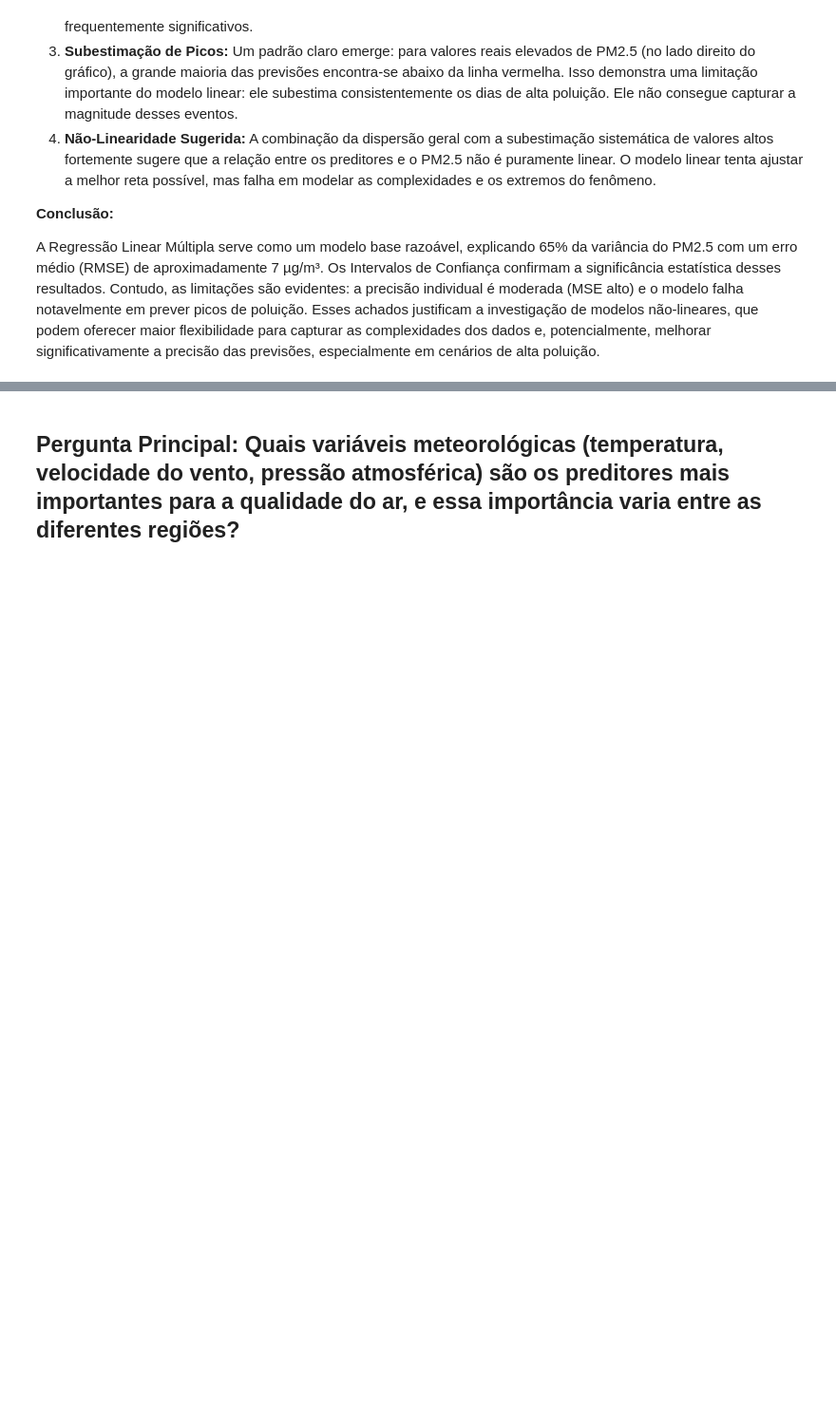
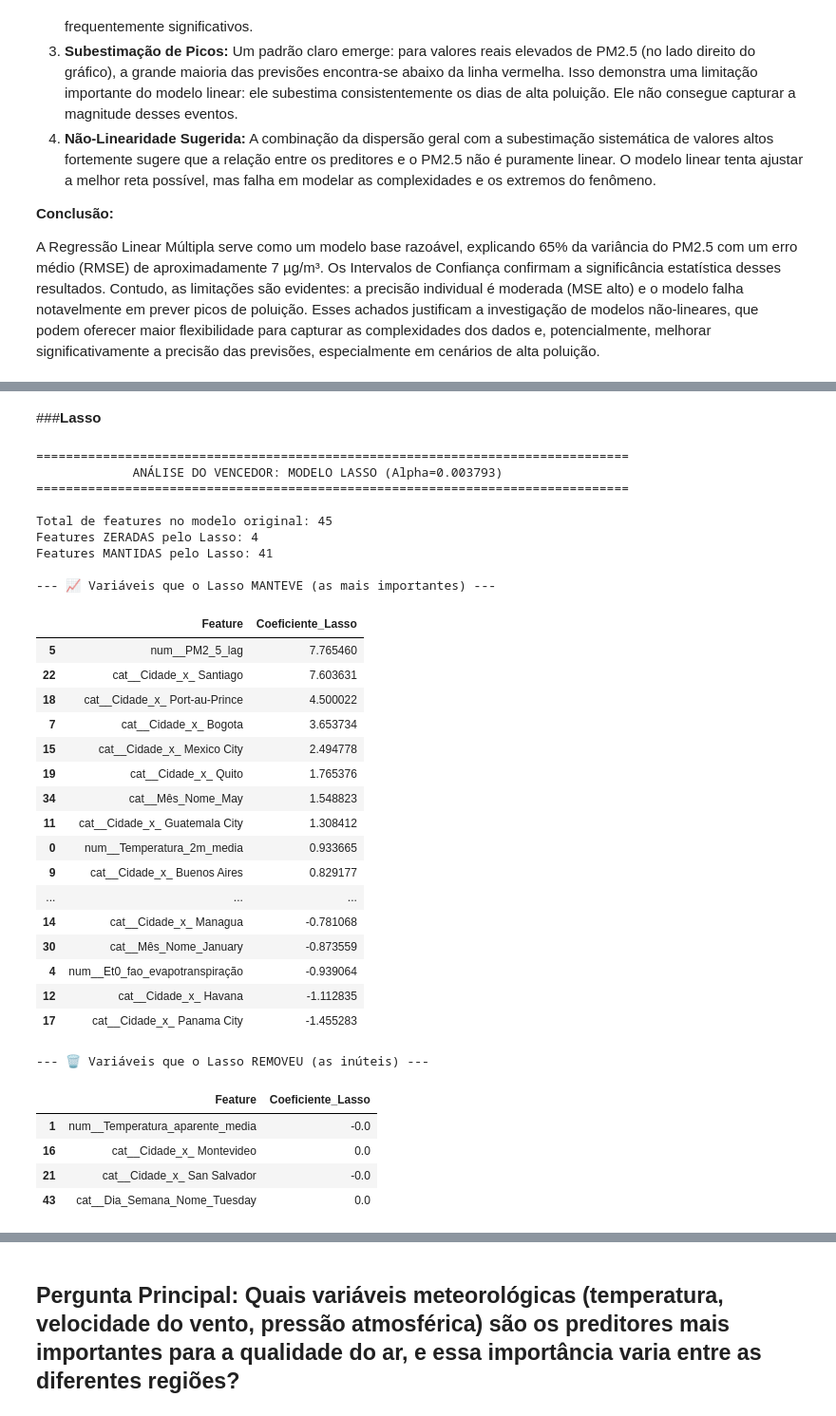
Before and after one commit to carolinabarcellos/AnaliseQualidadeAr, a Jupyter notebook: notebooks/Correlacao_e_Regressao.ipynb, the cells around one changed output, grey strips where cells are left out. Shown at 95% size. Drawn from its saved outputs; the diff is of its cells as text; code cells hidden in the pictures; blank space fills up the shorter version.

```diff
--- a/notebooks/Correlacao_e_Regressao.ipynb
+++ b/notebooks/Correlacao_e_Regressao.ipynb
@@ -549,0 +782,73 @@ A Regressão Linear Múltipla serve como um modelo base razoável, explicando 65
+# %% [markdown]
+###**Lasso**
+# %%
+# @title
+# Análise dos Coeficientes do Modelo Vencedor (Lasso)
+
+# 1. Pegar o modelo Lasso final (que o GridSearchCV já treinou)
+modelo_lasso_final = grid_search_lasso.best_estimator_
+
+# 2. Pegar os nomes das features que o preprocessor criou
+nomes_features = modelo_lasso_final.named_steps['preprocessor'].get_feature_names_out()
+
+# 3. Pegar os coeficientes (os 'betas') que o Lasso calculou
+coeficientes = modelo_lasso_final.named_steps['model'].coef_
+
+# 4. Juntar tudo em um DataFrame do Pandas para analisar
+df_coeficientes = pd.DataFrame({
+    'Feature': nomes_features,
+    'Coeficiente_Lasso': coeficientes
+})
+
+# 5. Separar as variáveis que o Lasso MANTEVE das que ele ZEROU
+coeficientes_zerados = df_coeficientes[df_coeficientes['Coeficiente_Lasso'] == 0]
+coeficientes_mantidos = df_coeficientes[df_coeficientes['Coeficiente_Lasso'] != 0].sort_values(by='Coeficiente_Lasso', ascending=False)
+
+# --- 6. Imprimir os Resultados ---
+
+print("\n" + "="*80)
+print(f"             ANÁLISE DO VENCEDOR: MODELO LASSO (Alpha={grid_search_lasso.best_params_['model__alpha']:.6f})")
+print("="*80)
+
+print(f"\nTotal de features no modelo original: {len(df_coeficientes)}")
+print(f"Features ZERADAS pelo Lasso: {len(coeficientes_zerados)}")
+print(f"Features MANTIDAS pelo Lasso: {len(coeficientes_mantidos)}")
+
+print("\n--- 📈 Variáveis que o Lasso MANTEVE (as mais importantes) ---")
+display(coeficientes_mantidos)
+
+print("\n--- 🗑️ Variáveis que o Lasso REMOVEU (as inúteis) ---")
+display(coeficientes_zerados)
+# %% [output]
+================================================================================
+             ANÁLISE DO VENCEDOR: MODELO LASSO (Alpha=0.003793)
+================================================================================
+
+Total de features no modelo original: 45
+Features ZERADAS pelo Lasso: 4
+Features MANTIDAS pelo Lasso: 41
+
+--- 📈 Variáveis que o Lasso MANTEVE (as mais importantes) ---
+|  | Feature | Coeficiente_Lasso |
+| 5 | num__PM2_5_lag | 7.765460 |
+| 22 | cat__Cidade_x_ Santiago | 7.603631 |
+| 18 | cat__Cidade_x_ Port-au-Prince | 4.500022 |
+| 7 | cat__Cidade_x_ Bogota | 3.653734 |
+| 15 | cat__Cidade_x_ Mexico City | 2.494778 |
+| 19 | cat__Cidade_x_ Quito | 1.765376 |
+| 34 | cat__Mês_Nome_May | 1.548823 |
+| 11 | cat__Cidade_x_ Guatemala City | 1.308412 |
+| 0 | num__Temperatura_2m_media | 0.933665 |
+| 9 | cat__Cidade_x_ Buenos Aires | 0.829177 |
+| ... | ... | ... |
+| 14 | cat__Cidade_x_ Managua | -0.781068 |
+| 30 | cat__Mês_Nome_January | -0.873559 |
+| 4 | num__Et0_fao_evapotranspiração | -0.939064 |
+| 12 | cat__Cidade_x_ Havana | -1.112835 |
+| 17 | cat__Cidade_x_ Panama City | -1.455283 |
+--- 🗑️ Variáveis que o Lasso REMOVEU (as inúteis) ---
+|  | Feature | Coeficiente_Lasso |
+| 1 | num__Temperatura_aparente_media | -0.0 |
+| 16 | cat__Cidade_x_ Montevideo | 0.0 |
+| 21 | cat__Cidade_x_ San Salvador | -0.0 |
+| 43 | cat__Dia_Semana_Nome_Tuesday | 0.0 |
```
Also changed, not shown: parts of 14 cells of this notebook.
